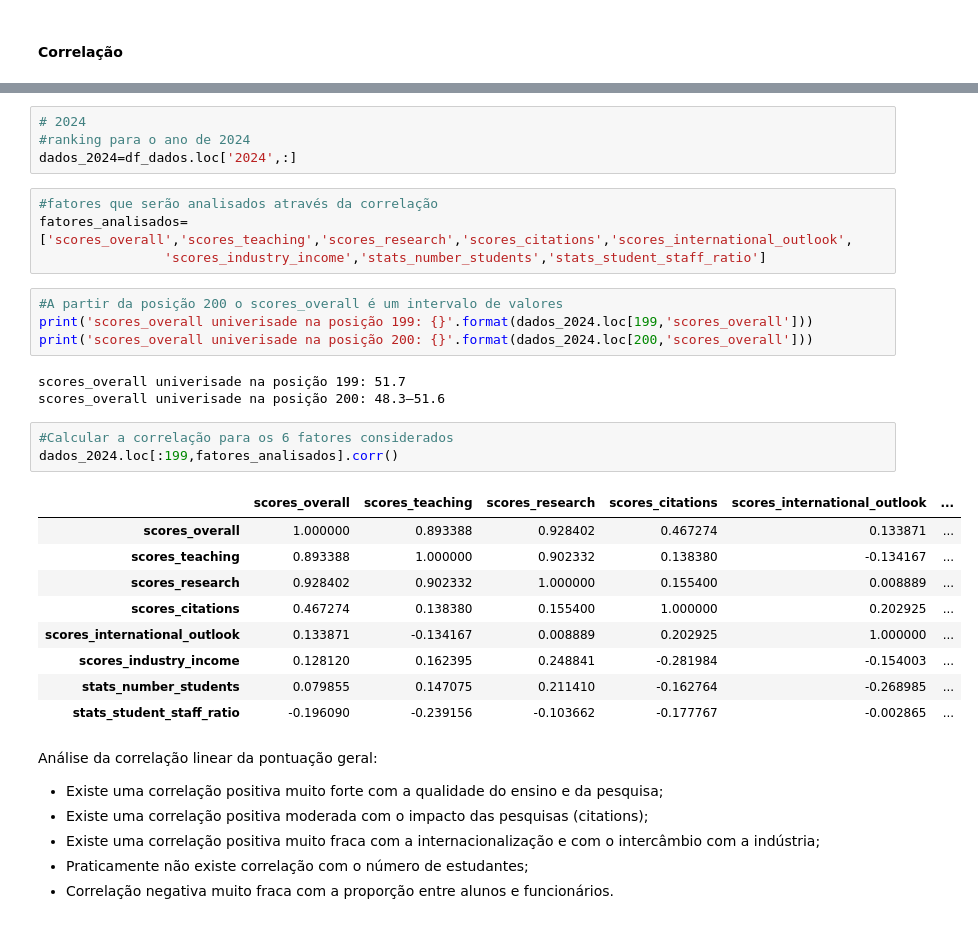
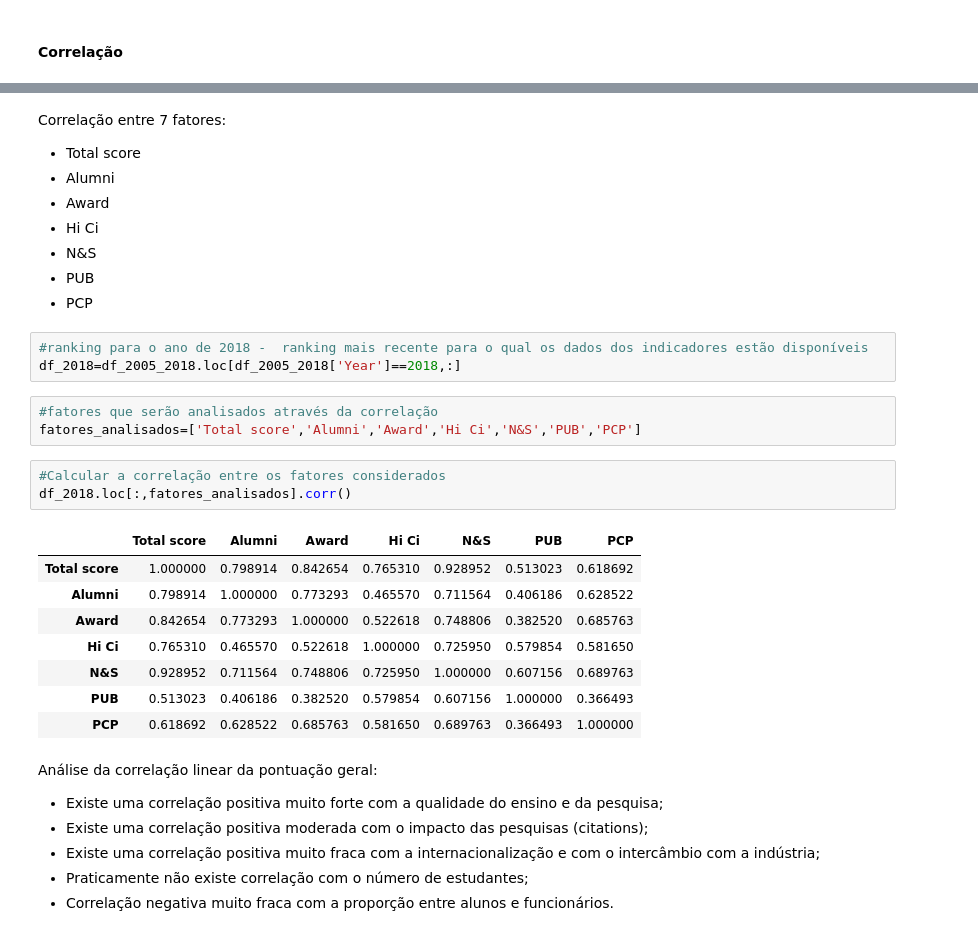
Before and after one commit to RodolfoPCruz/education_analysis, a Jupyter notebook: Shanghai World University Rankings/Shanghai Ranking.ipynb, the cells around one changed output, grey strips where cells are left out. Drawn from its saved outputs; the diff is of its cells as text.

```diff
--- a/Shanghai World University Rankings/Shanghai Ranking.ipynb
+++ b/Shanghai World University Rankings/Shanghai Ranking.ipynb
@@ -420,31 +385,31 @@ Correlação entre seis fatores:
-# %%
-# 2024
-#ranking para o ano de 2024
-dados_2024=df_dados.loc['2024',:]
+# %% [markdown]
+Correlação entre 7 fatores:
+
+- Total score
+- Alumni
+- Award
+- Hi Ci
+- N&S
+- PUB
+- PCP
+# %%
+#ranking para o ano de 2018 -  ranking mais recente para o qual os dados dos indicadores estão disponíveis
+df_2018=df_2005_2018.loc[df_2005_2018['Year']==2018,:]
 # %%
 #fatores que serão analisados através da correlação
-fatores_analisados=['scores_overall','scores_teaching','scores_research','scores_citations','scores_international_outlook',
-                'scores_industry_income','stats_number_students','stats_student_staff_ratio']
+fatores_analisados=['Total score','Alumni','Award','Hi Ci','N&S','PUB','PCP']
-# %%
-#A partir da posição 200 o scores_overall é um intervalo de valores
-print('scores_overall univerisade na posição 199: {}'.format(dados_2024.loc[199,'scores_overall']))
-print('scores_overall univerisade na posição 200: {}'.format(dados_2024.loc[200,'scores_overall']))
-# %% [output]
-scores_overall univerisade na posição 199: 51.7
-scores_overall univerisade na posição 200: 48.3–51.6
 # %%
-#Calcular a correlação para os 6 fatores considerados
-dados_2024.loc[:199,fatores_analisados].corr()
+#Calcular a correlação entre os fatores considerados
+df_2018.loc[:,fatores_analisados].corr()
 # %% [output]
-|  | scores_overall | scores_teaching | scores_research | scores_citations | scores_international_outlook | ... |
-| scores_overall | 1.000000 | 0.893388 | 0.928402 | 0.467274 | 0.133871 | ... |
-| scores_teaching | 0.893388 | 1.000000 | 0.902332 | 0.138380 | -0.134167 | ... |
-| scores_research | 0.928402 | 0.902332 | 1.000000 | 0.155400 | 0.008889 | ... |
-| scores_citations | 0.467274 | 0.138380 | 0.155400 | 1.000000 | 0.202925 | ... |
-| scores_international_outlook | 0.133871 | -0.134167 | 0.008889 | 0.202925 | 1.000000 | ... |
-| scores_industry_income | 0.128120 | 0.162395 | 0.248841 | -0.281984 | -0.154003 | ... |
-| stats_number_students | 0.079855 | 0.147075 | 0.211410 | -0.162764 | -0.268985 | ... |
-| stats_student_staff_ratio | -0.196090 | -0.239156 | -0.103662 | -0.177767 | -0.002865 | ... |
+|  | Total score | Alumni | Award | Hi Ci | N&S | PUB | PCP |
+| Total score | 1.000000 | 0.798914 | 0.842654 | 0.765310 | 0.928952 | 0.513023 | 0.618692 |
+| Alumni | 0.798914 | 1.000000 | 0.773293 | 0.465570 | 0.711564 | 0.406186 | 0.628522 |
+| Award | 0.842654 | 0.773293 | 1.000000 | 0.522618 | 0.748806 | 0.382520 | 0.685763 |
+| Hi Ci | 0.765310 | 0.465570 | 0.522618 | 1.000000 | 0.725950 | 0.579854 | 0.581650 |
+| N&S | 0.928952 | 0.711564 | 0.748806 | 0.725950 | 1.000000 | 0.607156 | 0.689763 |
+| PUB | 0.513023 | 0.406186 | 0.382520 | 0.579854 | 0.607156 | 1.000000 | 0.366493 |
+| PCP | 0.618692 | 0.628522 | 0.685763 | 0.581650 | 0.689763 | 0.366493 | 1.000000 |
 # %% [markdown]
 Análise da correlação linear da pontuação geral:
 
```
Also changed, not shown: parts of 25 cells of this notebook.
